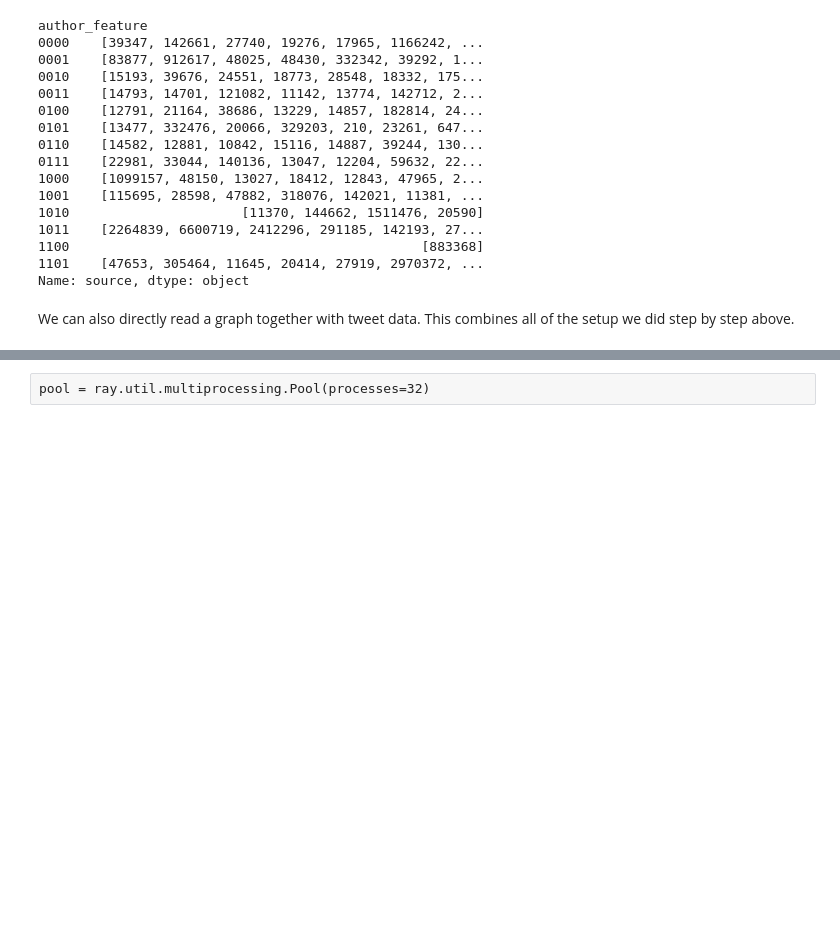
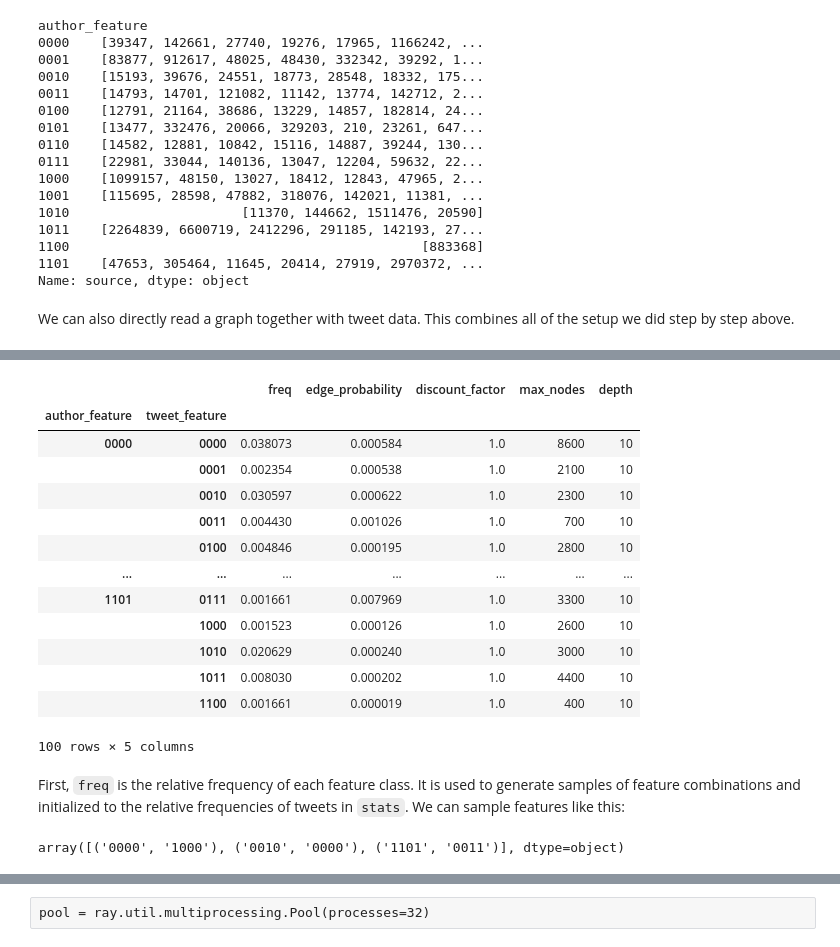
Before and after one commit to sarming/propagation, a Jupyter notebook: simulation.ipynb, the cells around one changed output, grey strips where cells are left out. Saved outputs shown, nothing was run; the diff lists cells and outputs as text; code cells hidden in the pictures; blank space fills up the shorter version.

Commit message:
documentation parallel, bugfix max_retweets->max_nodes

```diff
--- a/simulation.ipynb
+++ b/simulation.ipynb
@@ -162,0 +165,25 @@ Our current approach is to first find the `edge_probability` according to `retwe
+# %%
+sim.params
+# %% [output]
+|  |  | freq | edge_probability | discount_factor | max_nodes | depth |
+| author_feature | tweet_feature |  |  |  |  |  |
+| 0000 | 0000 | 0.038073 | 0.000584 | 1.0 | 8600 | 10 |
+|  | 0001 | 0.002354 | 0.000538 | 1.0 | 2100 | 10 |
+|  | 0010 | 0.030597 | 0.000622 | 1.0 | 2300 | 10 |
+|  | 0011 | 0.004430 | 0.001026 | 1.0 | 700 | 10 |
+|  | 0100 | 0.004846 | 0.000195 | 1.0 | 2800 | 10 |
+| ... | ... | ... | ... | ... | ... | ... |
+| 1101 | 0111 | 0.001661 | 0.007969 | 1.0 | 3300 | 10 |
+|  | 1000 | 0.001523 | 0.000126 | 1.0 | 2600 | 10 |
+|  | 1010 | 0.020629 | 0.000240 | 1.0 | 3000 | 10 |
+|  | 1011 | 0.008030 | 0.000202 | 1.0 | 4400 | 10 |
+|  | 1100 | 0.001661 | 0.000019 | 1.0 | 400 | 10 |
+100 rows × 5 columns
+# %% [markdown]
+First, `freq` is the relative frequency of each feature class.
+It is used to generate samples of feature combinations and initialized to the relative frequencies of tweets in `stats`.
+We can sample features like this:
+# %%
+sim.sample_feature(size=3)
+# %% [output]
+array([('0000', '1000'), ('0010', '0000'), ('1101', '0011')], dtype=object)
```
Also changed, not shown: parts of 11 cells of this notebook, 2 other files.
